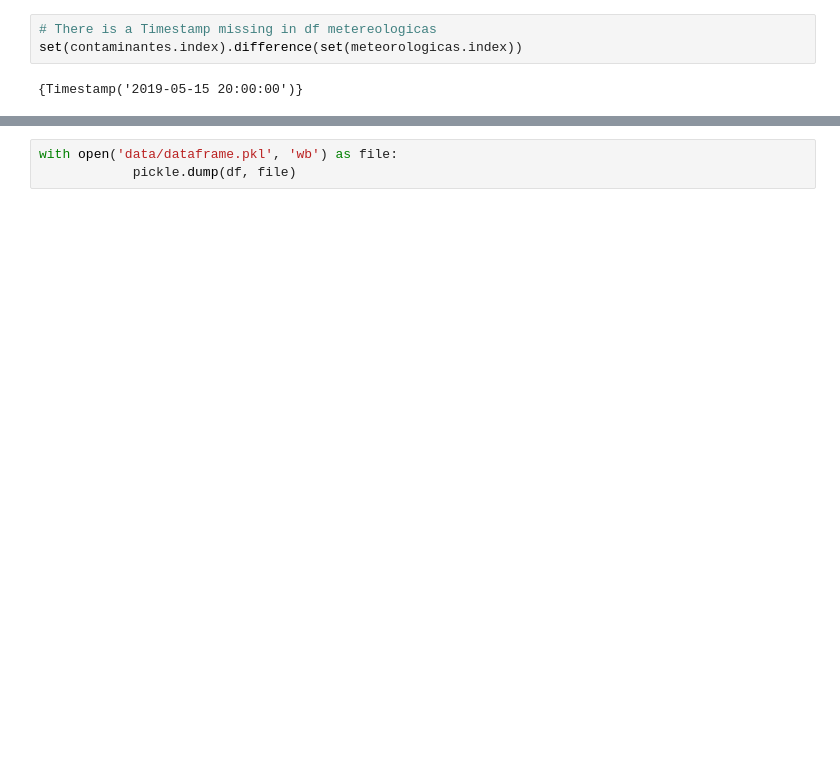
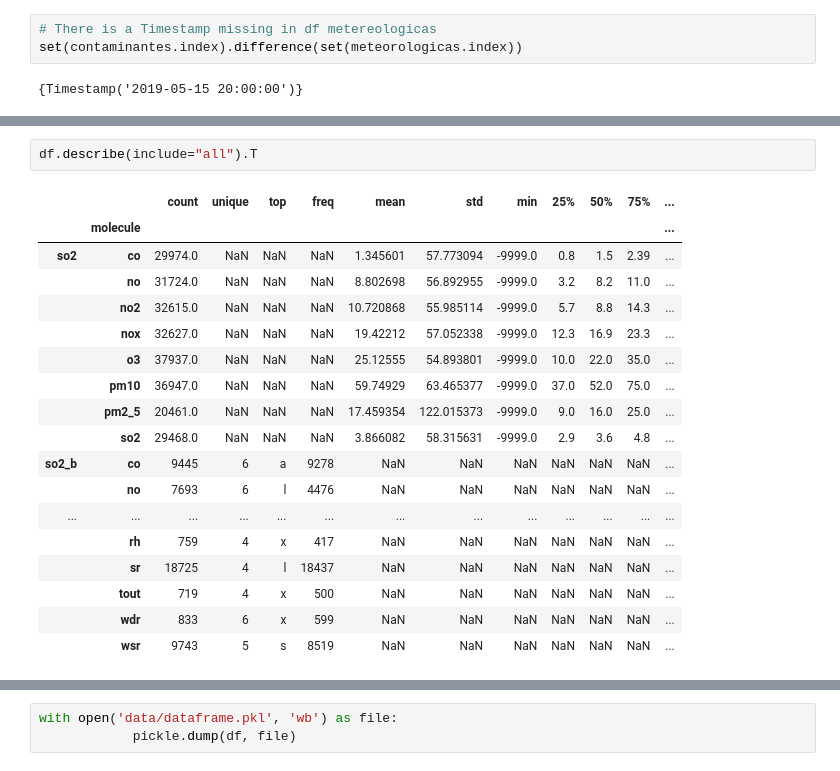
Before and after one commit to kmontocam/MA2003B, a Jupyter notebook: preparation.ipynb, the cells around one changed output, grey strips where cells are left out. Saved outputs shown, nothing was run; the diff lists cells and outputs as text; blank space fills up the shorter version.

```diff
--- a/preparation.ipynb
+++ b/preparation.ipynb
@@ -99,0 +104,21 @@ df
+# %%
+df.describe(include="all").T
+# %% [output]
+|  |  | count | unique | top | freq | mean | std | min | 25% | 50% | 75% | ... |
+|  | molecule |  |  |  |  |  |  |  |  |  |  | ... |
+| so2 | co | 29974.0 | NaN | NaN | NaN | 1.345601 | 57.773094 | -9999.0 | 0.8 | 1.5 | 2.39 | ... |
+|  | no | 31724.0 | NaN | NaN | NaN | 8.802698 | 56.892955 | -9999.0 | 3.2 | 8.2 | 11.0 | ... |
+|  | no2 | 32615.0 | NaN | NaN | NaN | 10.720868 | 55.985114 | -9999.0 | 5.7 | 8.8 | 14.3 | ... |
+|  | nox | 32627.0 | NaN | NaN | NaN | 19.42212 | 57.052338 | -9999.0 | 12.3 | 16.9 | 23.3 | ... |
+|  | o3 | 37937.0 | NaN | NaN | NaN | 25.12555 | 54.893801 | -9999.0 | 10.0 | 22.0 | 35.0 | ... |
+|  | pm10 | 36947.0 | NaN | NaN | NaN | 59.74929 | 63.465377 | -9999.0 | 37.0 | 52.0 | 75.0 | ... |
+|  | pm2_5 | 20461.0 | NaN | NaN | NaN | 17.459354 | 122.015373 | -9999.0 | 9.0 | 16.0 | 25.0 | ... |
+|  | so2 | 29468.0 | NaN | NaN | NaN | 3.866082 | 58.315631 | -9999.0 | 2.9 | 3.6 | 4.8 | ... |
+| so2_b | co | 9445 | 6 | a | 9278 | NaN | NaN | NaN | NaN | NaN | NaN | ... |
+|  | no | 7693 | 6 | l | 4476 | NaN | NaN | NaN | NaN | NaN | NaN | ... |
+| ... | ... | ... | ... | ... | ... | ... | ... | ... | ... | ... | ... | ... |
+|  | rh | 759 | 4 | x | 417 | NaN | NaN | NaN | NaN | NaN | NaN | ... |
+|  | sr | 18725 | 4 | l | 18437 | NaN | NaN | NaN | NaN | NaN | NaN | ... |
+|  | tout | 719 | 4 | x | 500 | NaN | NaN | NaN | NaN | NaN | NaN | ... |
+|  | wdr | 833 | 6 | x | 599 | NaN | NaN | NaN | NaN | NaN | NaN | ... |
+|  | wsr | 9743 | 5 | s | 8519 | NaN | NaN | NaN | NaN | NaN | NaN | ... |
```
Also changed, not shown: parts of 8 cells of this notebook.
